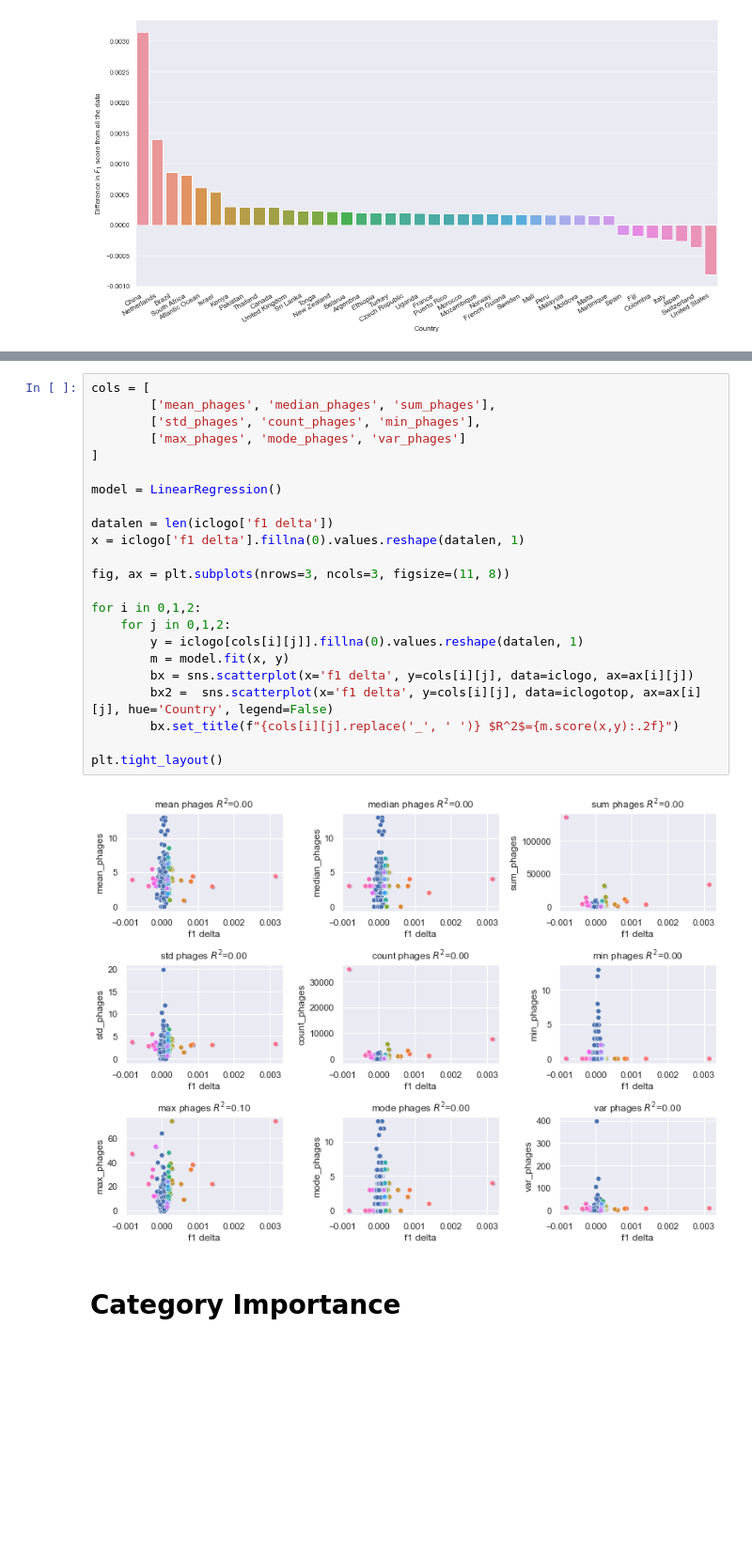
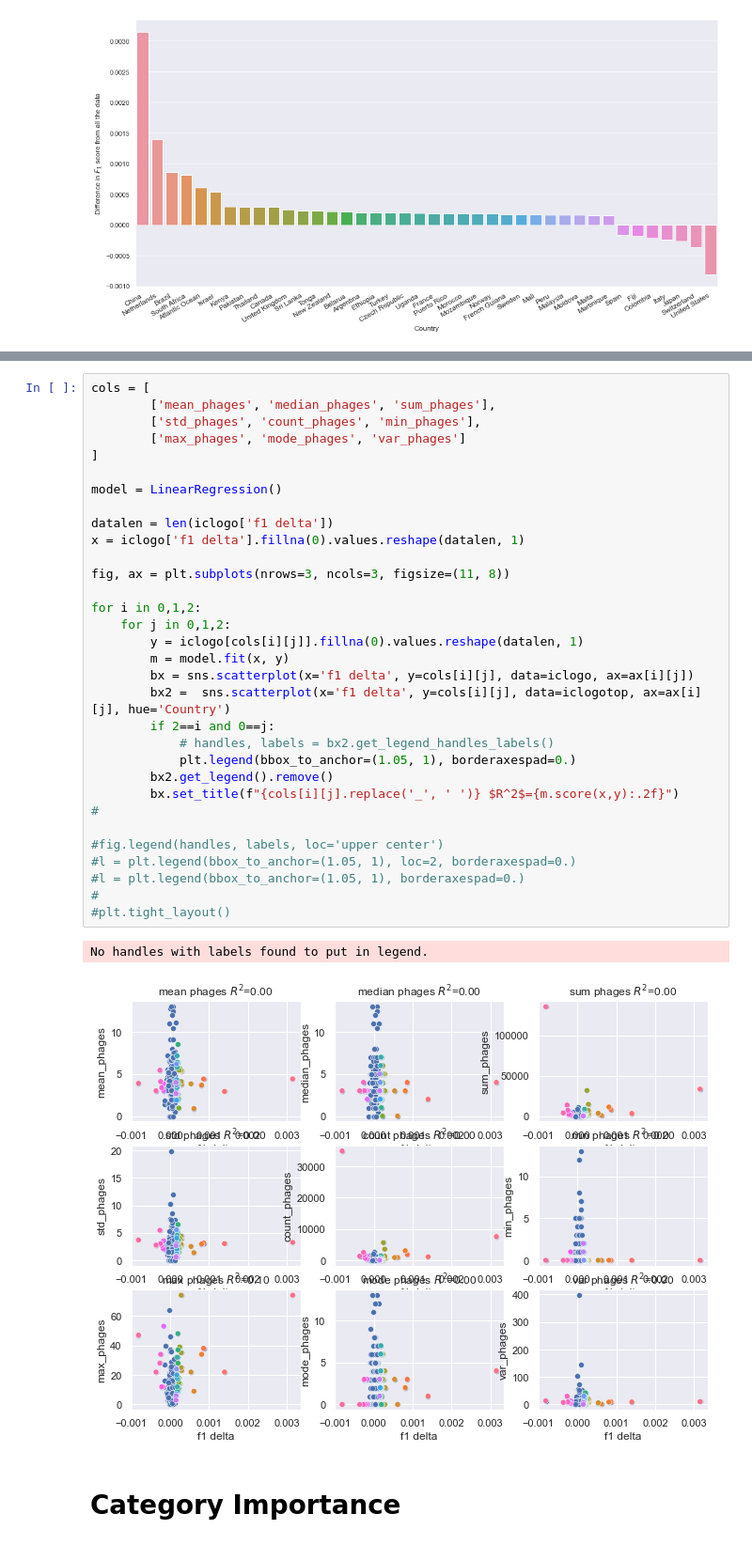
Before and after one commit to linsalrob/PhispyAnalysis, a Jupyter notebook: DataAnalysis/CountryLOO.ipynb, the cells around one changed output, grey strips where cells are left out. Shown at 94% size. Drawn from its saved outputs; the diff is of its cells as text; blank space fills up the shorter version.

```diff
--- a/DataAnalysis/CountryLOO.ipynb
+++ b/DataAnalysis/CountryLOO.ipynb
@@ -331,28 +331,38 @@ iclogotop
 # %%
 cols = [
         ['mean_phages', 'median_phages', 'sum_phages'],
         ['std_phages', 'count_phages', 'min_phages'],
         ['max_phages', 'mode_phages', 'var_phages']
 ]
 
 model = LinearRegression()
 
 datalen = len(iclogo['f1 delta'])
 x = iclogo['f1 delta'].fillna(0).values.reshape(datalen, 1)
 
 fig, ax = plt.subplots(nrows=3, ncols=3, figsize=(11, 8))
 
 for i in 0,1,2:
     for j in 0,1,2:
         y = iclogo[cols[i][j]].fillna(0).values.reshape(datalen, 1)
         m = model.fit(x, y)
         bx = sns.scatterplot(x='f1 delta', y=cols[i][j], data=iclogo, ax=ax[i][j])
-        bx2 =  sns.scatterplot(x='f1 delta', y=cols[i][j], data=iclogotop, ax=ax[i][j], hue='Country', legend=False)
+        bx2 =  sns.scatterplot(x='f1 delta', y=cols[i][j], data=iclogotop, ax=ax[i][j], hue='Country')
+        if 2==i and 0==j:
+            # handles, labels = bx2.get_legend_handles_labels()
+            plt.legend(bbox_to_anchor=(1.05, 1), borderaxespad=0.)
+        bx2.get_legend().remove()
         bx.set_title(f"{cols[i][j].replace('_', ' ')} $R^2$={m.score(x,y):.2f}")
+#
 
-plt.tight_layout()
+#fig.legend(handles, labels, loc='upper center')
+#l = plt.legend(bbox_to_anchor=(1.05, 1), loc=2, borderaxespad=0.)
+#l = plt.legend(bbox_to_anchor=(1.05, 1), borderaxespad=0.)
+#
+#plt.tight_layout()
 # %% [output]
+No handles with labels found to put in legend.
-[figure, old version]
+[figure, new version]
 # %% [markdown]
 # Category Importance
 # %%
```
